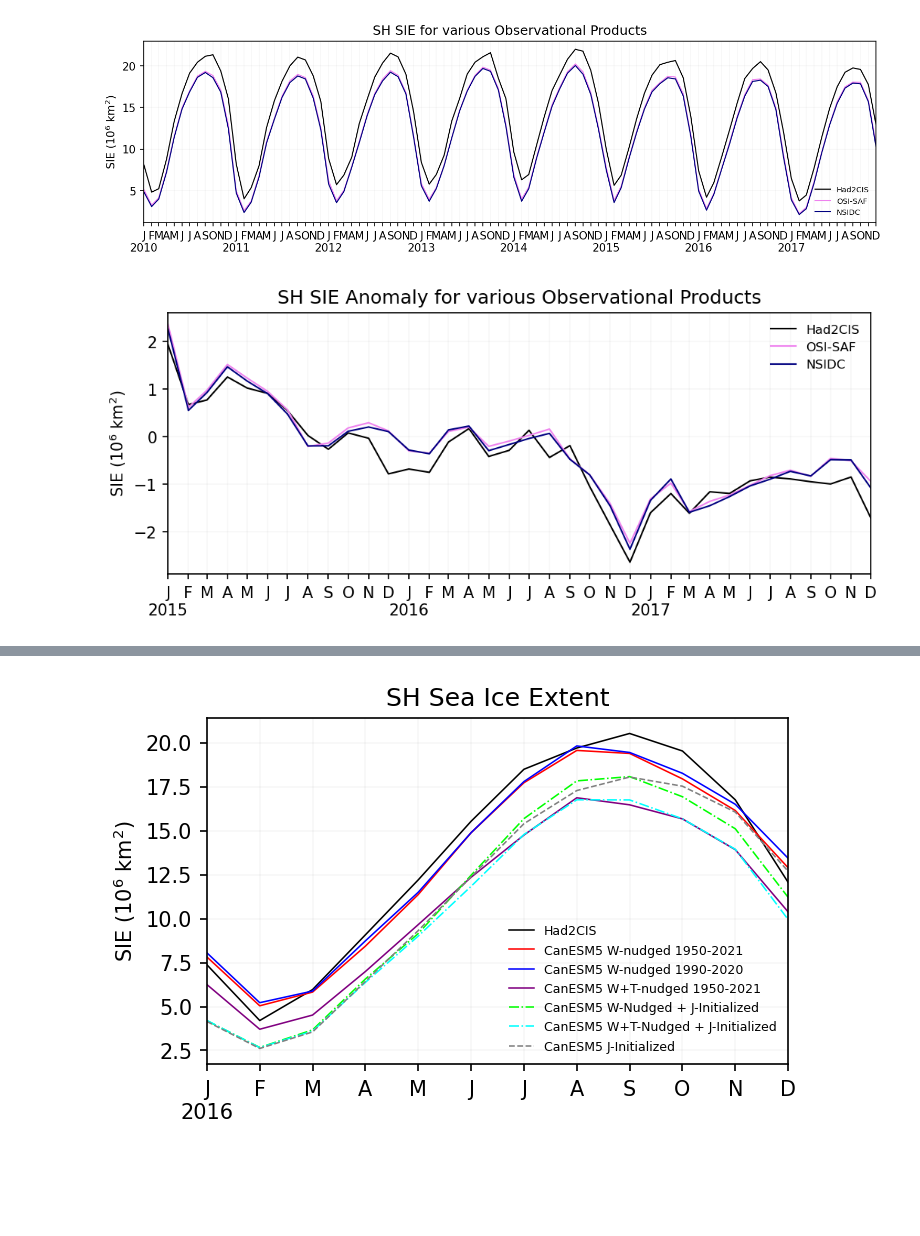
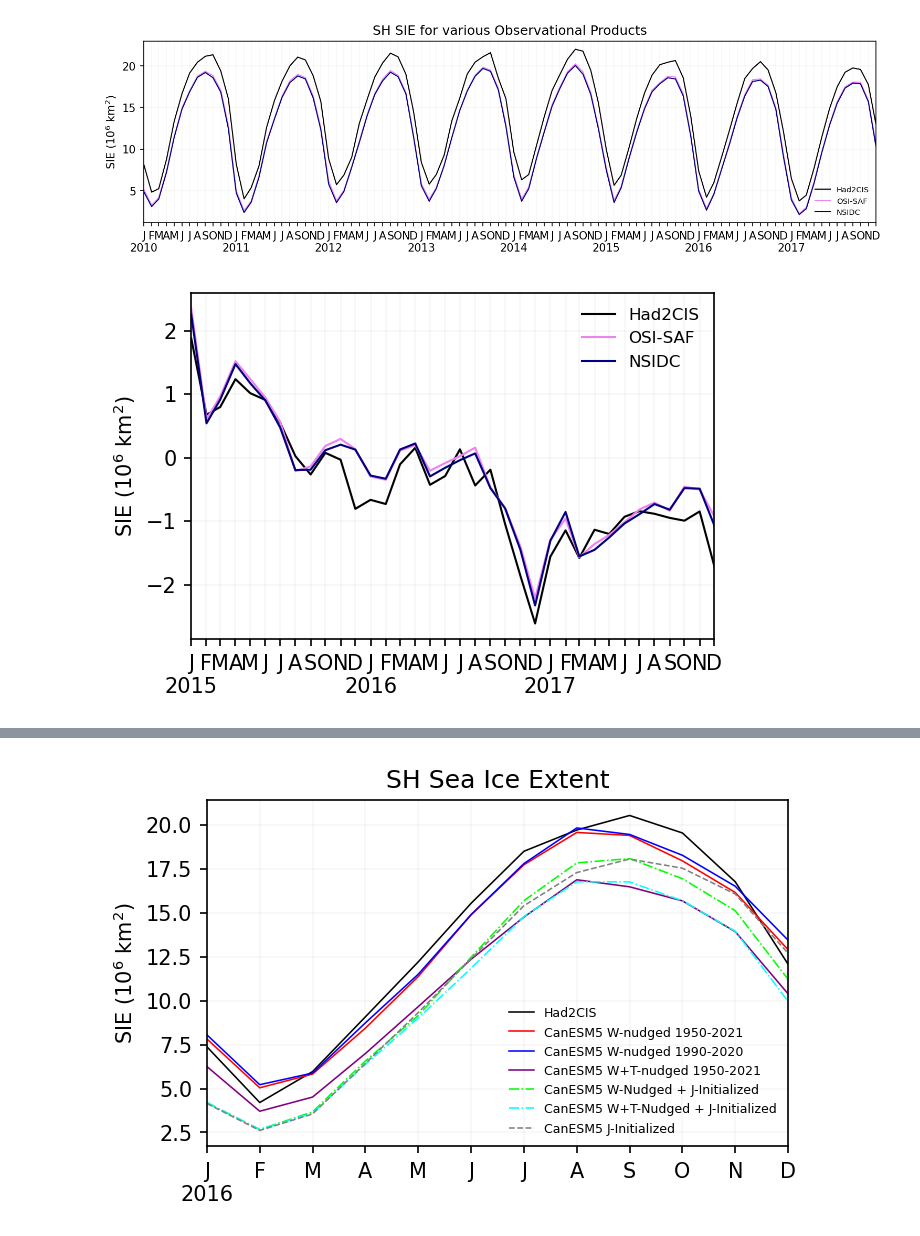
Before and after one commit to bobby-payne/icepack, a Jupyter notebook: notebooks/SIE Timeseries Plots.ipynb, the cells around one changed output, grey strips where cells are left out. Drawn from its saved outputs; the diff is of its cells as text; code cells hidden in the pictures; blank space fills up the shorter version.

```diff
--- a/notebooks/SIE Timeseries Plots.ipynb
+++ b/notebooks/SIE Timeseries Plots.ipynb
@@ -46,9 +47,14 @@ grid2 = xr.open_dataset(grid_path2)
 sic = get_dataset('Had2CIS')
 
 # calculate SIE and anomalies
-sie_Had2CIS = get_iceextent(sic, grid, lat_bounds=(-90,0), sic_label='sicn', lat_label='lat', lon_label='lon', ensemble=None)
+sie_Had2CIS = get_iceextent(sic, mask, lat_bounds=(-90,0), sic_label='sicn', lat_label='lat', lon_label='lon', ensemble=None)
 sie_anom_Had2CIS = get_anomalies(sie_Had2CIS,'SIE',ref_period=daterange)
 sie_clim_Had2CIS = get_climatology(sie_Had2CIS,var='SIE',ref_period=daterange_clim)
+
+# calculate SIA and anomalies
+sia_Had2CIS = get_icearea(sic, mask, lat_bounds=(-90,0), sic_label='sicn', lat_label='lat', lon_label='lon', ensemble=None)
+sia_anom_Had2CIS = get_anomalies(sia_Had2CIS,'SIA',ref_period=daterange)
+sia_clim_Had2CIS = get_climatology(sia_Had2CIS,var='SIA',ref_period=daterange_clim)
 # %% [markdown]
 ### OSI-SAF observations
 # %%
@@ -56,9 +62,14 @@ sie_clim_Had2CIS = get_climatology(sie_Had2CIS,var='SIE',ref_period=daterange_cl
 sic = get_dataset('OSI-SAF')
 
 # calculate SIE and anomalies
-sie_OSISAF = get_iceextent(sic, grid, lat_bounds=(-90,0), sic_label='ice_conc', lat_label='lat', lon_label='lon', ensemble=None, sic_factor=1e-2)
+sie_OSISAF = get_iceextent(sic, mask, lat_bounds=(-90,0), sic_label='ice_conc', lat_label='lat', lon_label='lon', ensemble=None, sic_factor=1e-2)
 sie_anom_OSISAF = get_anomalies(sie_OSISAF,'SIE',ref_period=daterange)
 sie_clim_OSISAF = get_climatology(sie_OSISAF,var='SIE',ref_period=daterange_clim)
+
+# calculate SIA and anomalies
+sia_OSISAF = get_icearea(sic, mask, lat_bounds=(-90,0), sic_label='ice_conc', lat_label='lat', lon_label='lon', ensemble=None, sic_factor=1e-2)
+sia_anom_OSISAF = get_anomalies(sia_OSISAF,'SIA',ref_period=daterange)
+sia_clim_OSISAF = get_climatology(sia_OSISAF,var='SIA',ref_period=daterange_clim)
 # %% [markdown]
 #### NSIDC
 # %%
@@ -66,9 +77,14 @@ sie_clim_OSISAF = get_climatology(sie_OSISAF,var='SIE',ref_period=daterange_clim
 sic = get_dataset('NSIDC')
 
 # calculate SIE and anomalies
-sie_NSIDC = get_iceextent(sic, grid2, lat_bounds=(-90,0), sic_label='cdr_seaice_conc', lat_label='lat', lon_label='lon', ensemble=None, sic_factor=1)
+sie_NSIDC = get_iceextent(sic, mask, lat_bounds=(-90,0), sic_label='cdr_seaice_conc', lat_label='lat', lon_label='lon', ensemble=None, sic_factor=1)
 sie_anom_NSIDC = get_anomalies(sie_NSIDC,'SIE',ref_period=daterange)
 sie_clim_NSIDC = get_climatology(sie_NSIDC,var='SIE',ref_period=daterange_clim)
+
+# calculate SIA and anomalies
+sia_NSIDC = get_icearea(sic, mask, lat_bounds=(-90,0), sic_label='cdr_seaice_conc', lat_label='lat', lon_label='lon', ensemble=None, sic_factor=1)
+sia_anom_NSIDC = get_anomalies(sia_NSIDC,'SIA',ref_period=daterange)
+sia_clim_NSIDC = get_climatology(sia_NSIDC,var='SIA',ref_period=daterange_clim)
 # %% [markdown]
 ### CanESM5 Wind-Nudged
 # %%
@@ -111,7 +129,7 @@ sic_CanESM5_init = [format_time_coord(data,f'1981-{monthstr[i]}',f'202{int(np.he
 print("Calculating SIE")
 sie_CanESM5_init = []
 for i,sic in enumerate(sic_CanESM5_init):
-    sie_CanESM5_init.append(get_iceextent(sic, grid, lat_bounds=(-90,0), sic_label='siconc', lat_label='lat', lon_label='lon', ensemble='mean', sic_factor=1e-2))
+    sie_CanESM5_init.append(get_iceextent(sic, mask, lat_bounds=(-90,0), sic_label='siconc', lat_label='lat', lon_label='lon', ensemble='mean', sic_factor=1e-2))
 sie_anom_CanESM5_init = [get_anomalies(sie,'SIE',ref_period=daterange) for sie in sie_CanESM5_init]
 
 # add a lead time coordinate to the SIE data set
@@ -191,32 +209,32 @@ plt.show()
 # %% [output]
 [figure]
 # %%
-fix,ax=plt.subplots(1,1,figsize=(8,3),dpi=150)
+fix,ax=plt.subplots(1,1,figsize=(4.5,3),dpi=150)
 
 # The data to be plotted, the years over which to plot, labels for legend, etc.
 y0,y1 = [2015,2017]
 timeseries = [sie_anom_Had2CIS, sie_anom_OSISAF, sie_anom_NSIDC]
 colors = ['black', 'violet', 'navy']
 linestyles = ['-','-','-']
 labels = ['Had2CIS','OSI-SAF','NSIDC']
 
 # Plot the data
 for i,data in enumerate(timeseries):
     data.where((data['time.year']>=y0) & (data['time.year']<=y1),drop=True)['SIE'].plot.line(ax=ax,color=colors[i],linestyle=linestyles[i],linewidth=1)
 
 # Other details of the plots
 xlabels = monthletters*(y1-y0+1)
 for i,yr in enumerate(np.arange(y0,y1+1,1)):
     xlabels[12*i] += f'\n{yr}'
 ax.set_xlim(np.datetime64(f"{y0}-01"),np.datetime64(f"{y1}-12"))
 ax.set_xticks(np.arange(np.datetime64(f"{y0}-01"),np.datetime64(f"{y1+1}-01"),np.timedelta64(1,"M")))
 ax.set_xticklabels(xlabels)
 ax.set_xlabel(None)
 ax.set_ylabel(r"SIE ($10^6\ \mathrm{km}^2$)")
-ax.set_title("SH SIE Anomaly for various Observational Products")
+ax.set_title(None)
 ax.grid(alpha=0.1)
 ax.legend(labels,fontsize=8,frameon=False)
 #ax.axhline(16.5)
 plt.show()
 # %% [output]
-[figure, old version]
+[figure, new version]
```
Also changed, not shown: parts of 8 cells of this notebook, 12 other files.
